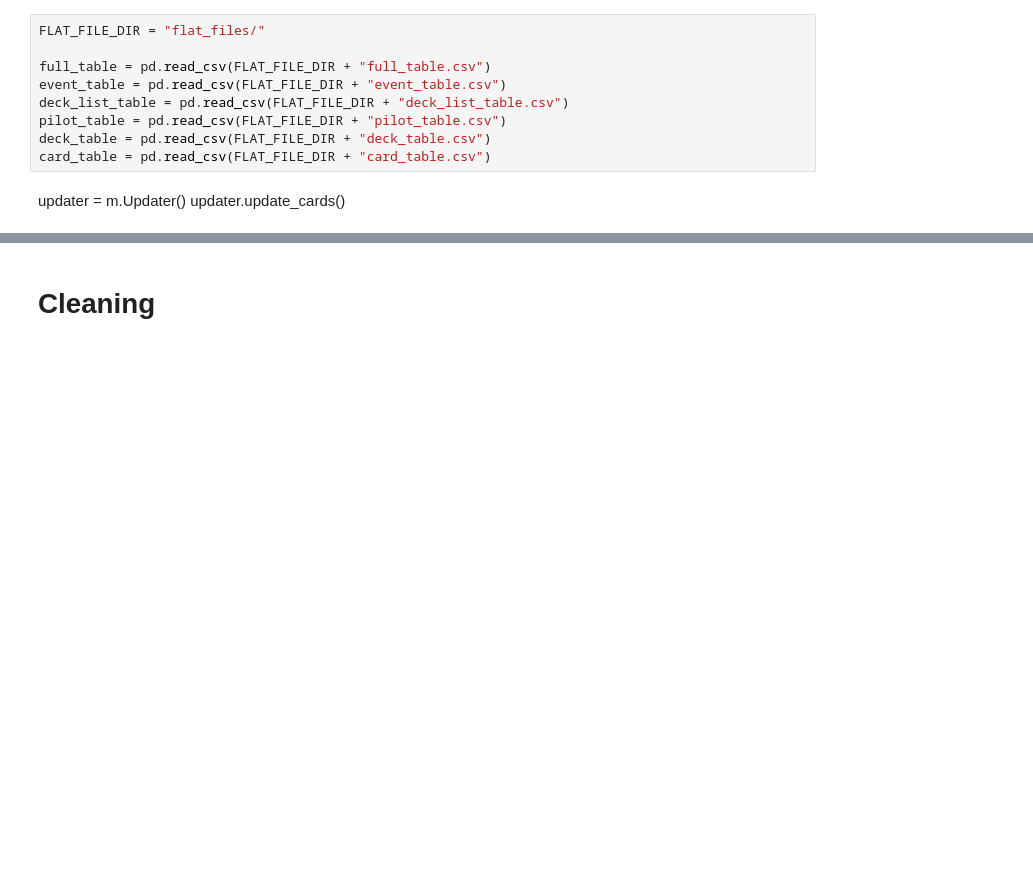
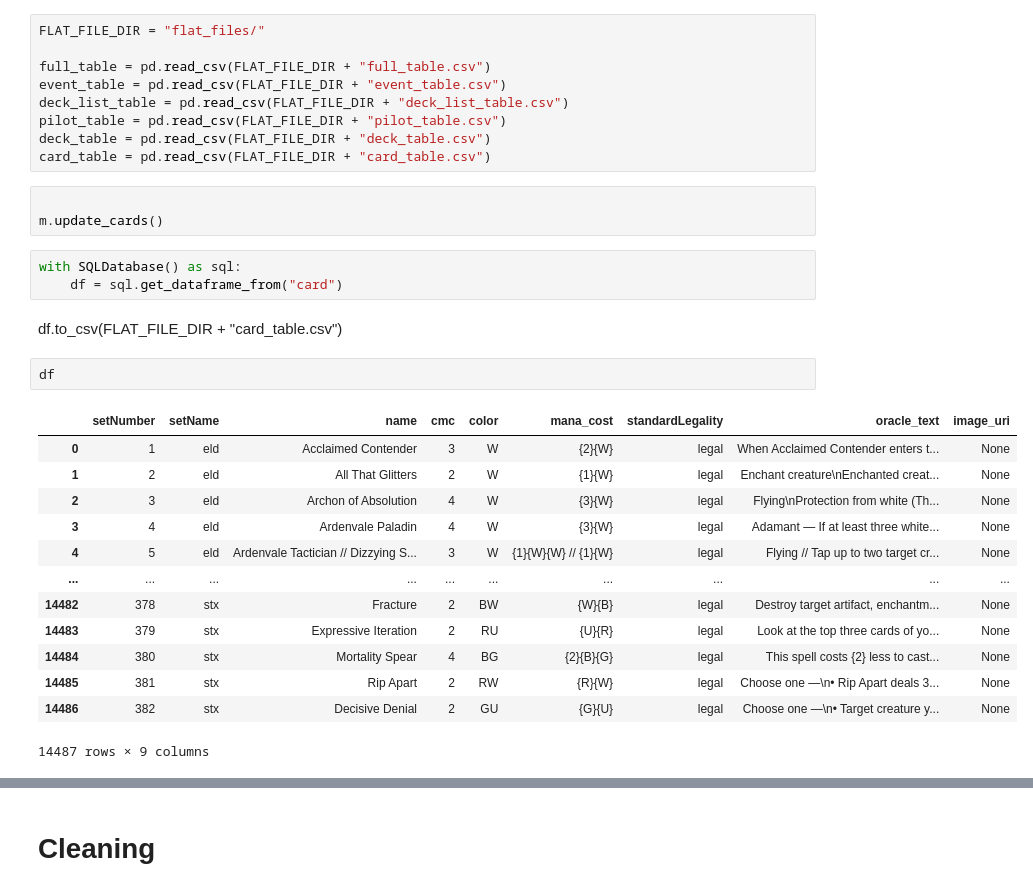
Before and after one commit to greg-martinez44/mtg_scraper, a Jupyter notebook: notebooks/ETL.ipynb, the cells around one changed output, grey strips where cells are left out. Cells and saved outputs as stored; diff of their text form; blank space fills up the shorter version.

Commit message:
added image uris to list of things to get from scryfall

```diff
--- a/notebooks/ETL.ipynb
+++ b/notebooks/ETL.ipynb
@@ -27,6 +29,27 @@ deck_list_table = pd.read_csv(FLAT_FILE_DIR + "deck_list_table.csv")
 pilot_table = pd.read_csv(FLAT_FILE_DIR + "pilot_table.csv")
 deck_table = pd.read_csv(FLAT_FILE_DIR + "deck_table.csv")
 card_table = pd.read_csv(FLAT_FILE_DIR + "card_table.csv")
-# %% [markdown]
-updater = m.Updater()
-updater.update_cards()
+# %%
+
+m.update_cards()
+# %%
+with SQLDatabase() as sql:
+    df = sql.get_dataframe_from("card")
+# %% [markdown]
+df.to_csv(FLAT_FILE_DIR + "card_table.csv")
+# %%
+df
+# %% [output]
+|  | setNumber | setName | name | cmc | color | mana_cost | standardLegality | oracle_text | image_uri |
+| 0 | 1 | eld | Acclaimed Contender | 3 | W | {2}{W} | legal | When Acclaimed Contender enters t... | None |
+| 1 | 2 | eld | All That Glitters | 2 | W | {1}{W} | legal | Enchant creature\nEnchanted creat... | None |
+| 2 | 3 | eld | Archon of Absolution | 4 | W | {3}{W} | legal | Flying\nProtection from white (Th... | None |
+| 3 | 4 | eld | Ardenvale Paladin | 4 | W | {3}{W} | legal | Adamant — If at least three white... | None |
+| 4 | 5 | eld | Ardenvale Tactician // Dizzying S... | 3 | W | {1}{W}{W} // {1}{W} | legal | Flying // Tap up to two target cr... | None |
+| ... | ... | ... | ... | ... | ... | ... | ... | ... | ... |
+| 14482 | 378 | stx | Fracture | 2 | BW | {W}{B} | legal | Destroy target artifact, enchantm... | None |
+| 14483 | 379 | stx | Expressive Iteration | 2 | RU | {U}{R} | legal | Look at the top three cards of yo... | None |
+| 14484 | 380 | stx | Mortality Spear | 4 | BG | {2}{B}{G} | legal | This spell costs {2} less to cast... | None |
+| 14485 | 381 | stx | Rip Apart | 2 | RW | {R}{W} | legal | Choose one —\n• Rip Apart deals 3... | None |
+| 14486 | 382 | stx | Decisive Denial | 2 | GU | {G}{U} | legal | Choose one —\n• Target creature y... | None |
+14487 rows × 9 columns
```
Also changed, not shown: parts of 8 cells of this notebook, 8 other files.
